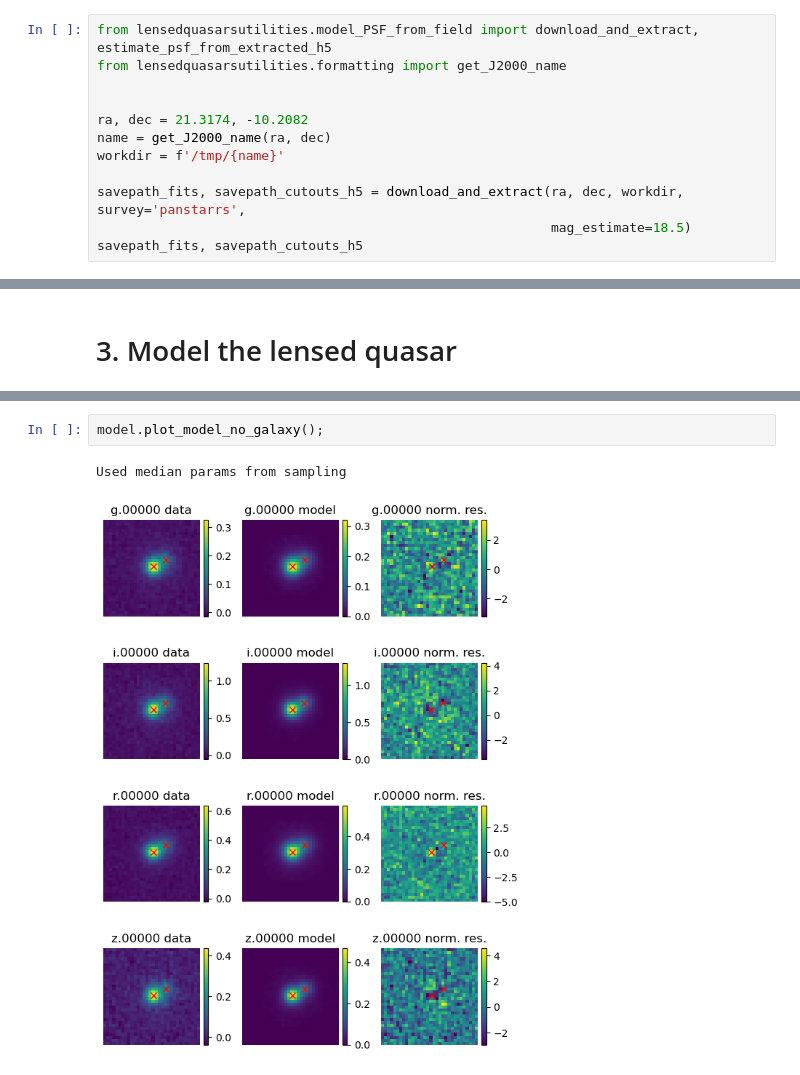
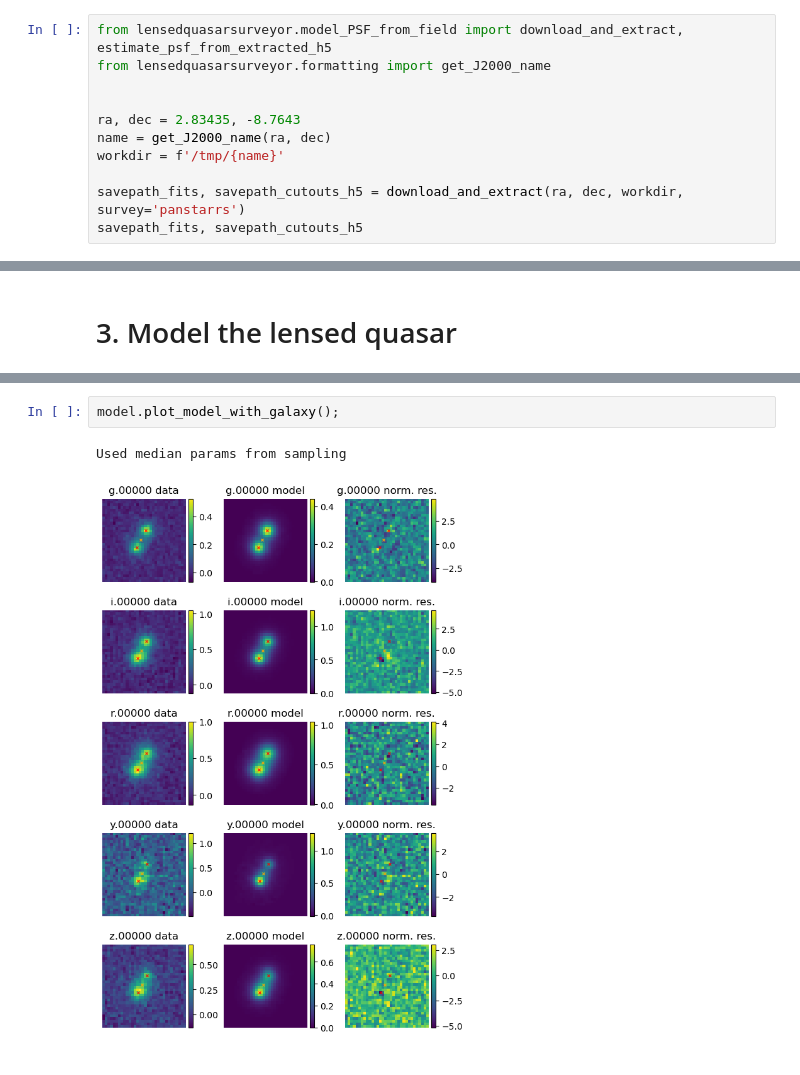
Before and after one commit to duxfrederic/lensedquasarsurveyor, a Jupyter notebook: notebooks/fitting_lensed_quasar_sampling.ipynb, the cells around one changed output, grey strips where cells are left out. Drawn from its saved outputs; the diff is of its cells as text.

```diff
--- a/notebooks/fitting_lensed_quasar_sampling.ipynb
+++ b/notebooks/fitting_lensed_quasar_sampling.ipynb
@@ -1,15 +1,14 @@
 # %% [markdown]
 # 1. Get some cutouts
 # %%
-from lensedquasarsutilities.model_PSF_from_field import download_and_extract, estimate_psf_from_extracted_h5
-from lensedquasarsutilities.formatting import get_J2000_name
+from lensedquasarsurveyor.model_PSF_from_field import download_and_extract, estimate_psf_from_extracted_h5
+from lensedquasarsurveyor.formatting import get_J2000_name
 
 
-ra, dec = 21.3174, -10.2082
+ra, dec = 2.83435, -8.7643
 name = get_J2000_name(ra, dec)
 workdir = f'/tmp/{name}'
 
-savepath_fits, savepath_cutouts_h5 = download_and_extract(ra, dec, workdir, survey='panstarrs',
-                                                          mag_estimate=18.5)
+savepath_fits, savepath_cutouts_h5 = download_and_extract(ra, dec, workdir, survey='panstarrs')
 savepath_fits, savepath_cutouts_h5
 # %% [output]
@@ -63,6 +77,6 @@ model.sample(num_warmup=4500, num_samples=1500,
 <numpyro.infer.mcmc.MCMC at 0x...>
 # %%
-model.plot_model_no_galaxy();
+model.plot_model_with_galaxy();
 # %% [output]
 Used median params from sampling
-[figure, old version]
+[figure, new version]
```
Also changed, not shown: parts of 9 cells of this notebook, 22 other files.
